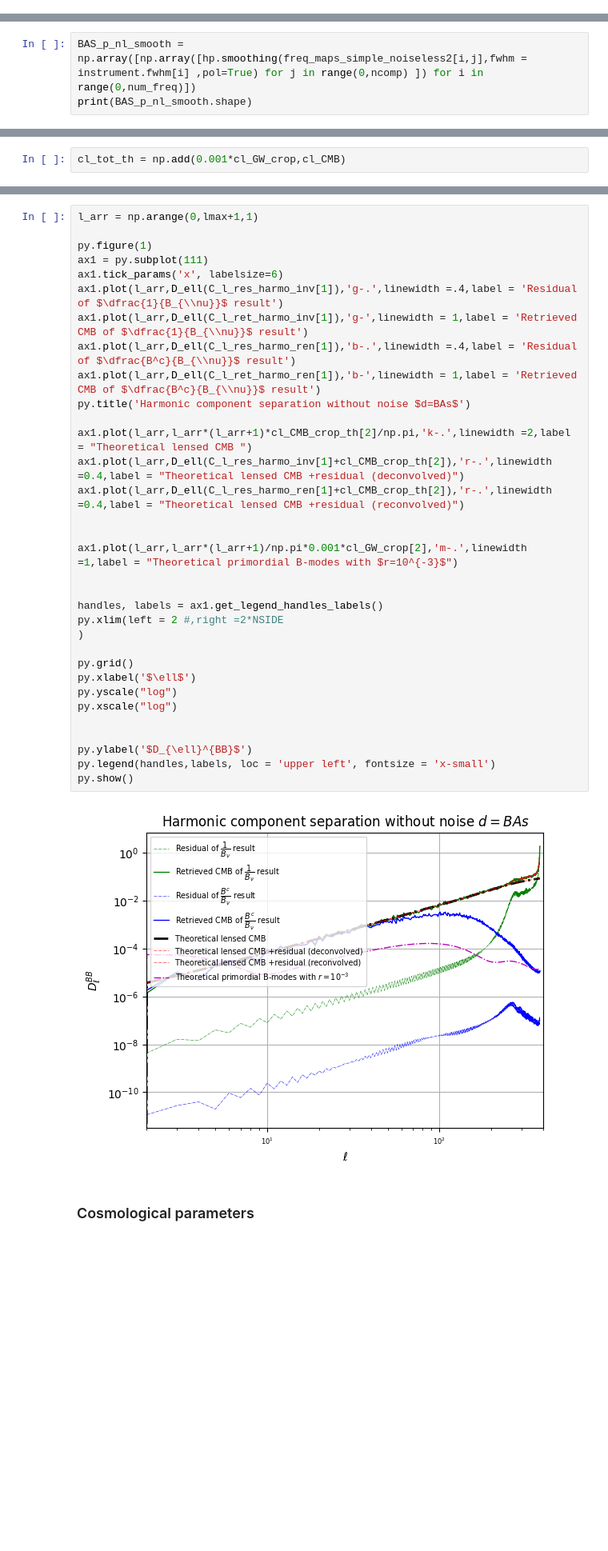
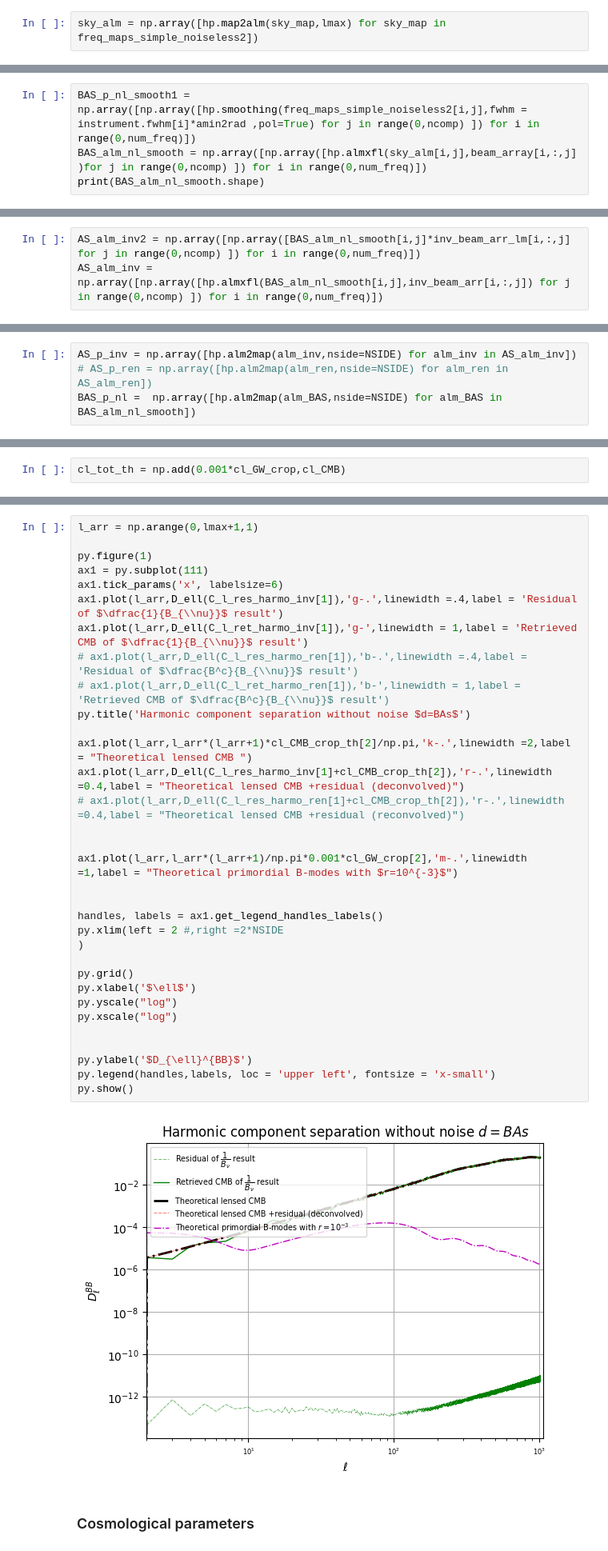
Before and after one commit to julientang/Stage3A, a Jupyter notebook: Noiseless_test.ipynb, the cells around one changed output, grey strips where cells are left out. Shown at 80% size. Saved outputs shown, nothing was run; the diff lists cells and outputs as text; blank space fills up the shorter version.

```diff
--- a/Noiseless_test.ipynb
+++ b/Noiseless_test.ipynb
@@ -154,0 +211,2 @@ alm_CMB_smooth = hp.map2alm(map_CMB_smooth,lmax)
+# %%
+sky_alm = np.array([hp.map2alm(sky_map,lmax) for sky_map in freq_maps_simple_noiseless2])
@@ -157,6 +244,7 @@ alm_CMB_smooth = hp.map2alm(map_CMB_smooth,lmax)
 We want to compute $(B \ast As)_p$.
 We start with convolution of the noiseless signal.
 # %%
-BAS_p_nl_smooth = np.array([np.array([hp.smoothing(freq_maps_simple_noiseless2[i,j],fwhm = instrument.fwhm[i] ,pol=True) for j in range(0,ncomp) ]) for i in range(0,num_freq)])
-print(BAS_p_nl_smooth.shape)
+BAS_p_nl_smooth1 = np.array([np.array([hp.smoothing(freq_maps_simple_noiseless2[i,j],fwhm = instrument.fwhm[i]*amin2rad ,pol=True) for j in range(0,ncomp) ]) for i in range(0,num_freq)])
+BAS_alm_nl_smooth = np.array([np.array([hp.almxfl(sky_alm[i,j],beam_array[i,:,j] )for j in range(0,ncomp) ]) for i in range(0,num_freq)])
+print(BAS_alm_nl_smooth.shape)
 # %% [output]
@@ -167,0 +260,3 @@ print(freq_maps_simple_noiseless1.shape)
+# %%
+AS_alm_inv2 = np.array([np.array([BAS_alm_nl_smooth[i,j]*inv_beam_arr_lm[i,:,j] for j in range(0,ncomp) ]) for i in range(0,num_freq)])
+AS_alm_inv = np.array([np.array([hp.almxfl(BAS_alm_nl_smooth[i,j],inv_beam_arr[i,:,j]) for j in range(0,ncomp) ]) for i in range(0,num_freq)])
@@ -178,0 +302,4 @@ print(beam_common.shape)
+# %%
+AS_p_inv = np.array([hp.alm2map(alm_inv,nside=NSIDE) for alm_inv in AS_alm_inv])
+# AS_p_ren = np.array([hp.alm2map(alm_ren,nside=NSIDE) for alm_ren in AS_alm_ren])
+BAS_p_nl =  np.array([hp.alm2map(alm_BAS,nside=NSIDE) for alm_BAS in BAS_alm_nl_smooth])
@@ -421,37 +566,37 @@ py.show()
 l_arr = np.arange(0,lmax+1,1)
 
 py.figure(1)
 ax1 = py.subplot(111)
 ax1.tick_params('x', labelsize=6)
 ax1.plot(l_arr,D_ell(C_l_res_harmo_inv[1]),'g-.',linewidth =.4,label = 'Residual of $\dfrac{1}{B_{\\nu}}$ result')
 ax1.plot(l_arr,D_ell(C_l_ret_harmo_inv[1]),'g-',linewidth = 1,label = 'Retrieved CMB of $\dfrac{1}{B_{\\nu}}$ result')
-ax1.plot(l_arr,D_ell(C_l_res_harmo_ren[1]),'b-.',linewidth =.4,label = 'Residual of $\dfrac{B^c}{B_{\\nu}}$ result')
-ax1.plot(l_arr,D_ell(C_l_ret_harmo_ren[1]),'b-',linewidth = 1,label = 'Retrieved CMB of $\dfrac{B^c}{B_{\\nu}}$ result')
+# ax1.plot(l_arr,D_ell(C_l_res_harmo_ren[1]),'b-.',linewidth =.4,label = 'Residual of $\dfrac{B^c}{B_{\\nu}}$ result')
+# ax1.plot(l_arr,D_ell(C_l_ret_harmo_ren[1]),'b-',linewidth = 1,label = 'Retrieved CMB of $\dfrac{B^c}{B_{\\nu}}$ result')
 py.title('Harmonic component separation without noise $d=BAs$')
 
 ax1.plot(l_arr,l_arr*(l_arr+1)*cl_CMB_crop_th[2]/np.pi,'k-.',linewidth =2,label = "Theoretical lensed CMB ")
 ax1.plot(l_arr,D_ell(C_l_res_harmo_inv[1]+cl_CMB_crop_th[2]),'r-.',linewidth =0.4,label = "Theoretical lensed CMB +residual (deconvolved)")
-ax1.plot(l_arr,D_ell(C_l_res_harmo_ren[1]+cl_CMB_crop_th[2]),'r-.',linewidth =0.4,label = "Theoretical lensed CMB +residual (reconvolved)")
+# ax1.plot(l_arr,D_ell(C_l_res_harmo_ren[1]+cl_CMB_crop_th[2]),'r-.',linewidth =0.4,label = "Theoretical lensed CMB +residual (reconvolved)")
 
 
 ax1.plot(l_arr,l_arr*(l_arr+1)/np.pi*0.001*cl_GW_crop[2],'m-.',linewidth =1,label = "Theoretical primordial B-modes with $r=10^{-3}$")
 
 
 handles, labels = ax1.get_legend_handles_labels()
 py.xlim(left = 2 #,right =2*NSIDE
 )
 
 py.grid()
 py.xlabel('$\ell$')
 py.yscale("log")
 py.xscale("log")
 
 
 py.ylabel('$D_{\ell}^{BB}$')
 py.legend(handles,labels, loc = 'upper left', fontsize = 'x-small')
 py.show()
 # %% [output]
-[figure, old version]
+[figure, new version]
 # %% [markdown]
 ### Cosmological parameters
 # %%
```
Also changed, not shown: parts of 61 cells of this notebook.
